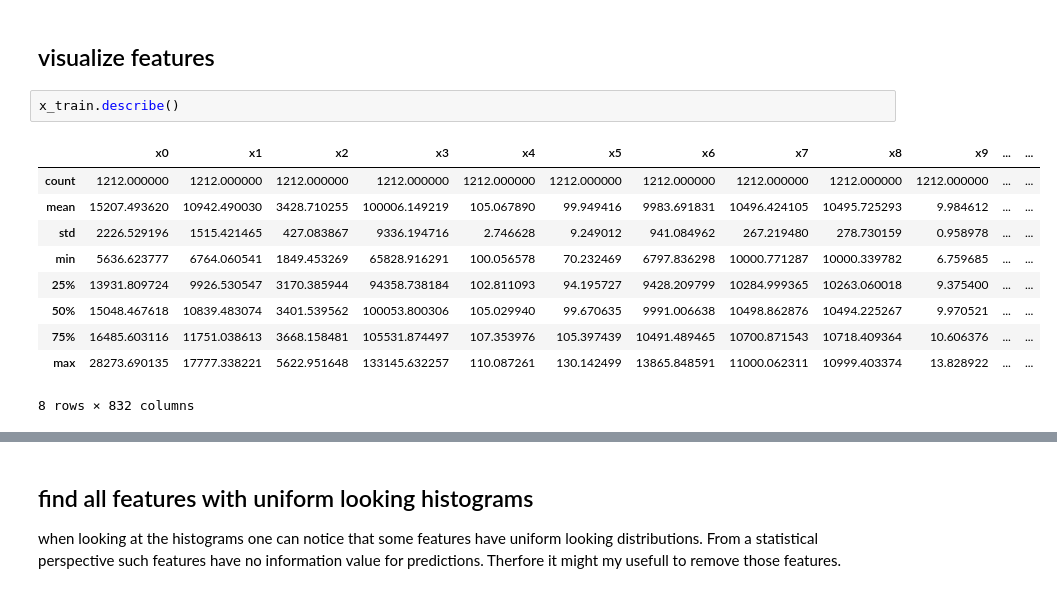
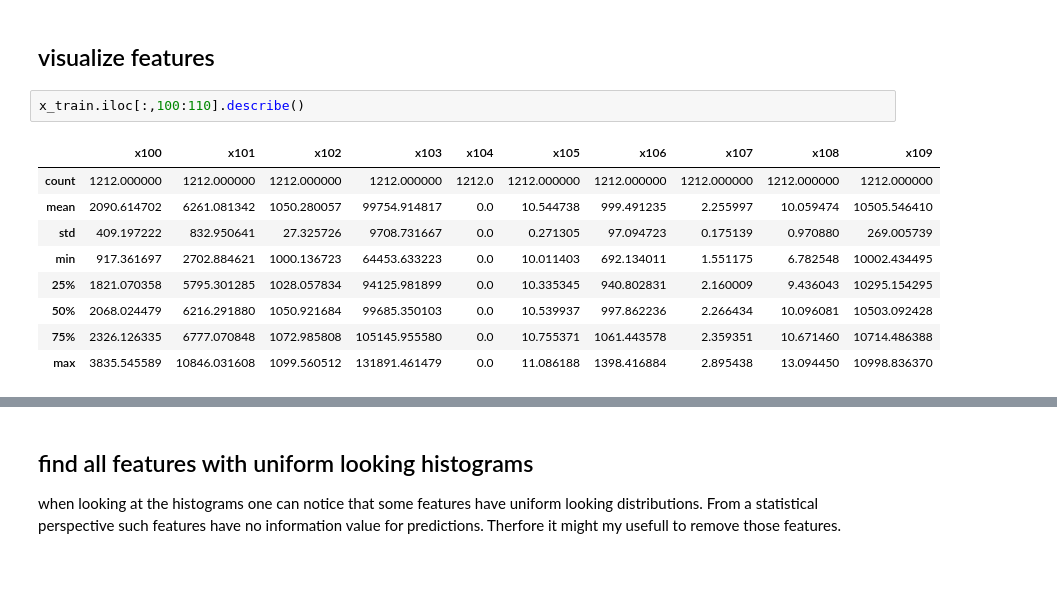
Before and after one commit to tim99fn/aml, a Jupyter notebook: data_inspection.ipynb, the cells around one changed output, grey strips where cells are left out. Saved outputs shown, nothing was run; the diff lists cells and outputs as text.

```diff
--- a/data_inspection.ipynb
+++ b/data_inspection.ipynb
@@ -24,15 +24,14 @@ x_test = x_test.fillna(x_test.median())
 # %% [markdown]
 ## visualize features
 # %%
-x_train.describe()
+x_train.iloc[:,100:110].describe()
 # %% [output]
-|  | x0 | x1 | x2 | x3 | x4 | x5 | x6 | x7 | x8 | x9 | ... | ... |
-| count | 1212.000000 | 1212.000000 | 1212.000000 | 1212.000000 | 1212.000000 | 1212.000000 | 1212.000000 | 1212.000000 | 1212.000000 | 1212.000000 | ... | ... |
-| mean | 15207.493620 | 10942.490030 | 3428.710255 | 100006.149219 | 105.067890 | 99.949416 | 9983.691831 | 10496.424105 | 10495.725293 | 9.984612 | ... | ... |
-| std | 2226.529196 | 1515.421465 | 427.083867 | 9336.194716 | 2.746628 | 9.249012 | 941.084962 | 267.219480 | 278.730159 | 0.958978 | ... | ... |
-| min | 5636.623777 | 6764.060541 | 1849.453269 | 65828.916291 | 100.056578 | 70.232469 | 6797.836298 | 10000.771287 | 10000.339782 | 6.759685 | ... | ... |
-| 25% | 13931.809724 | 9926.530547 | 3170.385944 | 94358.738184 | 102.811093 | 94.195727 | 9428.209799 | 10284.999365 | 10263.060018 | 9.375400 | ... | ... |
-| 50% | 15048.467618 | 10839.483074 | 3401.539562 | 100053.800306 | 105.029940 | 99.670635 | 9991.006638 | 10498.862876 | 10494.225267 | 9.970521 | ... | ... |
-| 75% | 16485.603116 | 11751.038613 | 3668.158481 | 105531.874497 | 107.353976 | 105.397439 | 10491.489465 | 10700.871543 | 10718.409364 | 10.606376 | ... | ... |
-| max | 28273.690135 | 17777.338221 | 5622.951648 | 133145.632257 | 110.087261 | 130.142499 | 13865.848591 | 11000.062311 | 10999.403374 | 13.828922 | ... | ... |
+|  | x100 | x101 | x102 | x103 | x104 | x105 | x106 | x107 | x108 | x109 |
+| count | 1212.000000 | 1212.000000 | 1212.000000 | 1212.000000 | 1212.0 | 1212.000000 | 1212.000000 | 1212.000000 | 1212.000000 | 1212.000000 |
+| mean | 2090.614702 | 6261.081342 | 1050.280057 | 99754.914817 | 0.0 | 10.544738 | 999.491235 | 2.255997 | 10.059474 | 10505.546410 |
+| std | 409.197222 | 832.950641 | 27.325726 | 9708.731667 | 0.0 | 0.271305 | 97.094723 | 0.175139 | 0.970880 | 269.005739 |
+| min | 917.361697 | 2702.884621 | 1000.136723 | 64453.633223 | 0.0 | 10.011403 | 692.134011 | 1.551175 | 6.782548 | 10002.434495 |
+| 25% | 1821.070358 | 5795.301285 | 1028.057834 | 94125.981899 | 0.0 | 10.335345 | 940.802831 | 2.160009 | 9.436043 | 10295.154295 |
+| 50% | 2068.024479 | 6216.291880 | 1050.921684 | 99685.350103 | 0.0 | 10.539937 | 997.862236 | 2.266434 | 10.096081 | 10503.092428 |
+| 75% | 2326.126335 | 6777.070848 | 1072.985808 | 105145.955580 | 0.0 | 10.755371 | 1061.443578 | 2.359351 | 10.671460 | 10714.486388 |
+| max | 3835.545589 | 10846.031608 | 1099.560512 | 131891.461479 | 0.0 | 11.086188 | 1398.416884 | 2.895438 | 13.094450 | 10998.836370 |
-8 rows × 832 columns
```
Also changed, not shown: parts of 8 cells of this notebook, 1 other file.
